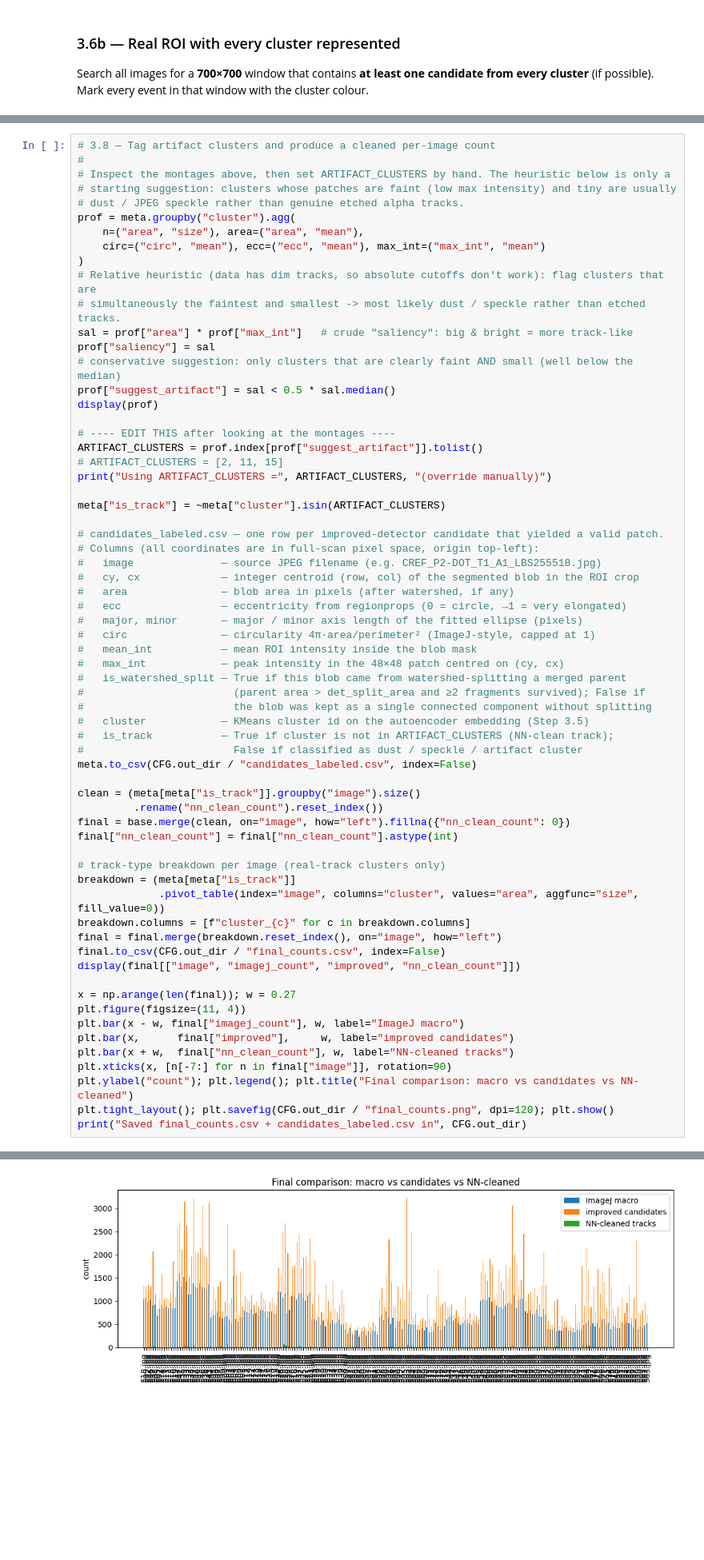
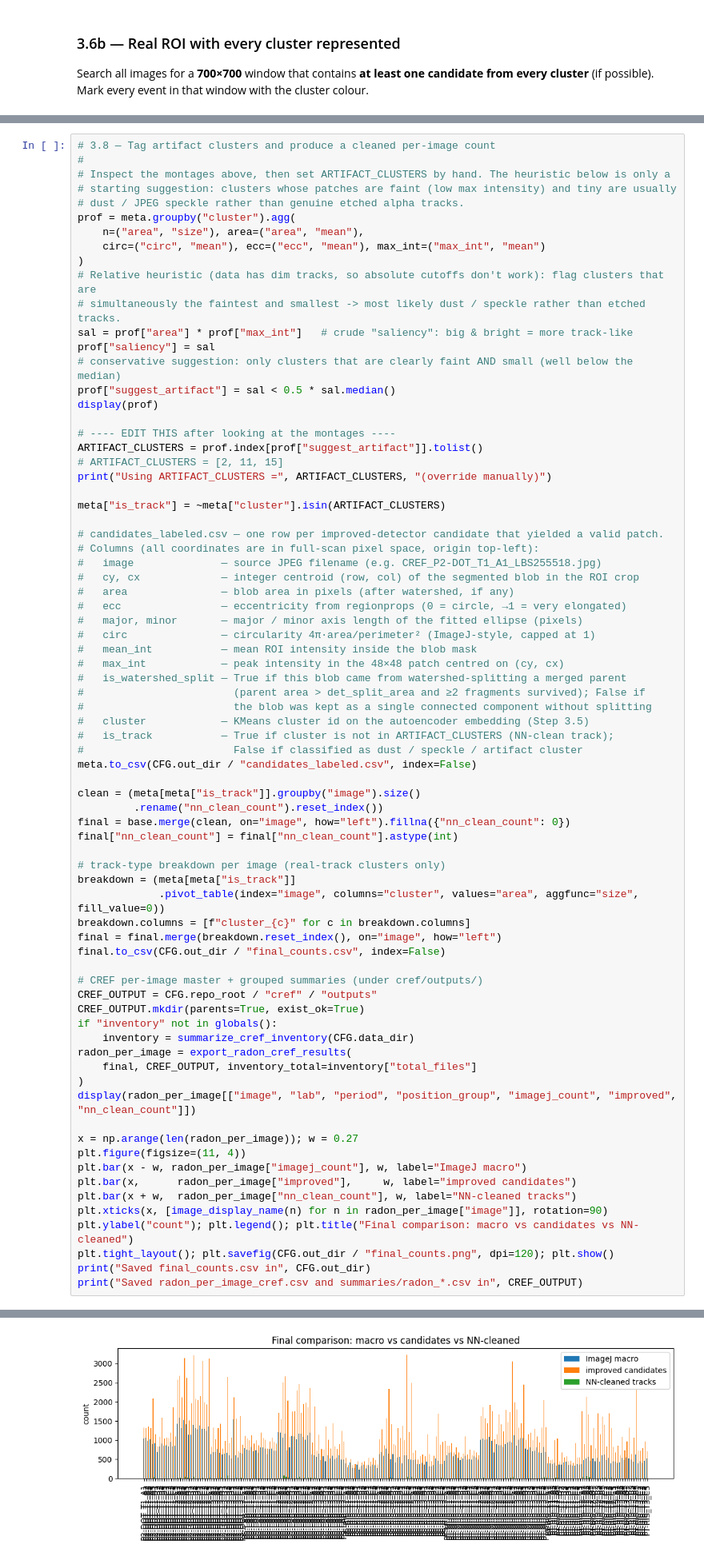
Before and after one commit to coccetti/radon, a Jupyter notebook: cref/radon_track_nn.ipynb, the cells around one changed output, grey strips where cells are left out. Shown at 80% size. Saved outputs shown, nothing was run; the diff lists cells and outputs as text; blank space fills up the shorter version.

Commit message:
summary for cref data

```diff
--- a/cref/radon_track_nn.ipynb
+++ b/cref/radon_track_nn.ipynb
@@ -1478,17 +1489,27 @@ breakdown = (meta[meta["is_track"]]
 breakdown.columns = [f"cluster_{c}" for c in breakdown.columns]
 final = final.merge(breakdown.reset_index(), on="image", how="left")
 final.to_csv(CFG.out_dir / "final_counts.csv", index=False)
-display(final[["image", "imagej_count", "improved", "nn_clean_count"]])
 
-x = np.arange(len(final)); w = 0.27
+# CREF per-image master + grouped summaries (under cref/outputs/)
+CREF_OUTPUT = CFG.repo_root / "cref" / "outputs"
+CREF_OUTPUT.mkdir(parents=True, exist_ok=True)
+if "inventory" not in globals():
+    inventory = summarize_cref_inventory(CFG.data_dir)
+radon_per_image = export_radon_cref_results(
+    final, CREF_OUTPUT, inventory_total=inventory["total_files"]
+)
+display(radon_per_image[["image", "lab", "period", "position_group", "imagej_count", "improved", "nn_clean_count"]])
+
+x = np.arange(len(radon_per_image)); w = 0.27
 plt.figure(figsize=(11, 4))
-plt.bar(x - w, final["imagej_count"], w, label="ImageJ macro")
-plt.bar(x,      final["improved"],     w, label="improved candidates")
-plt.bar(x + w,  final["nn_clean_count"], w, label="NN-cleaned tracks")
-plt.xticks(x, [n[-7:] for n in final["image"]], rotation=90)
+plt.bar(x - w, radon_per_image["imagej_count"], w, label="ImageJ macro")
+plt.bar(x,      radon_per_image["improved"],     w, label="improved candidates")
+plt.bar(x + w,  radon_per_image["nn_clean_count"], w, label="NN-cleaned tracks")
+plt.xticks(x, [image_display_name(n) for n in radon_per_image["image"]], rotation=90)
 plt.ylabel("count"); plt.legend(); plt.title("Final comparison: macro vs candidates vs NN-cleaned")
 plt.tight_layout(); plt.savefig(CFG.out_dir / "final_counts.png", dpi=120); plt.show()
-print("Saved final_counts.csv + candidates_labeled.csv in", CFG.out_dir)
+print("Saved final_counts.csv in", CFG.out_dir)
+print("Saved radon_per_image_cref.csv and summaries/radon_*.csv in", CREF_OUTPUT)
 # %% [output]
 |  | n | area | circ | ecc | max_int | saliency | suggest_artifact |
 | cluster |  |  |  |  |  |  |  |
@@ -1515 +1537 @@ Using ARTIFACT_CLUSTERS = [0, 1, 3] (override manually)
-[figure, old version]
+[figure, new version]
```
Also changed, not shown: parts of 3 cells of this notebook, 3 other files.
